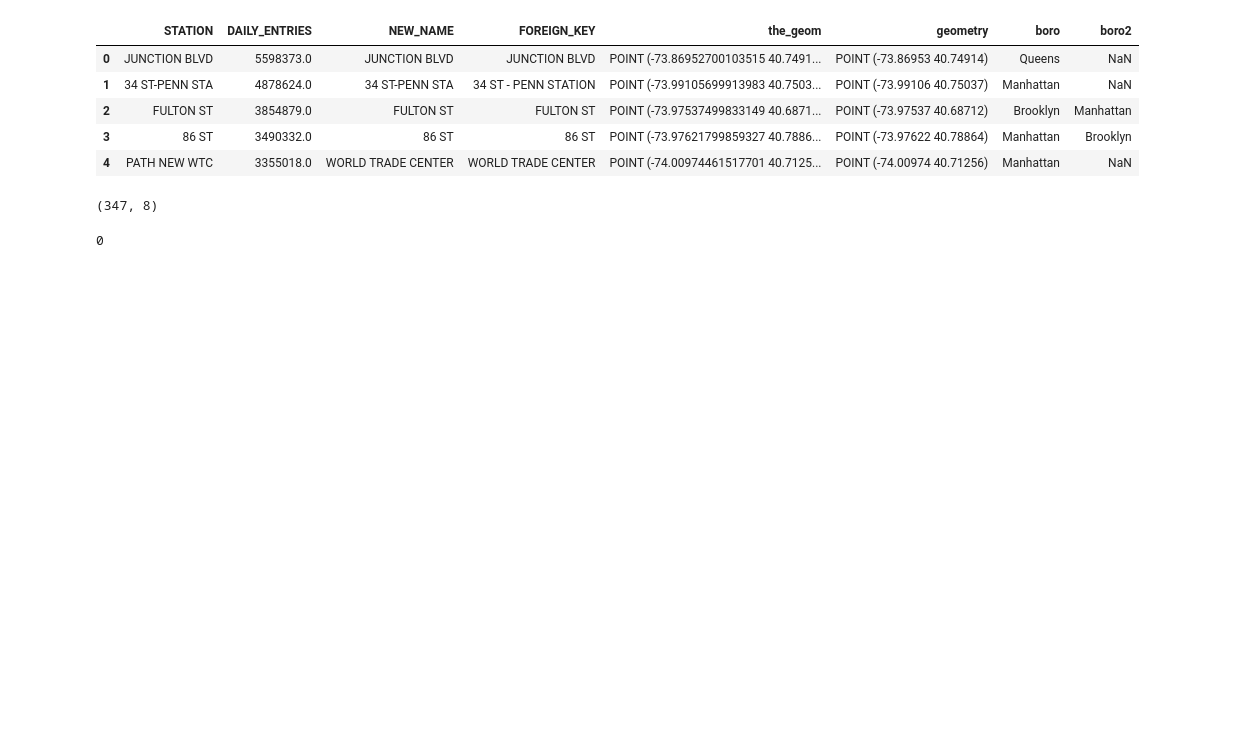
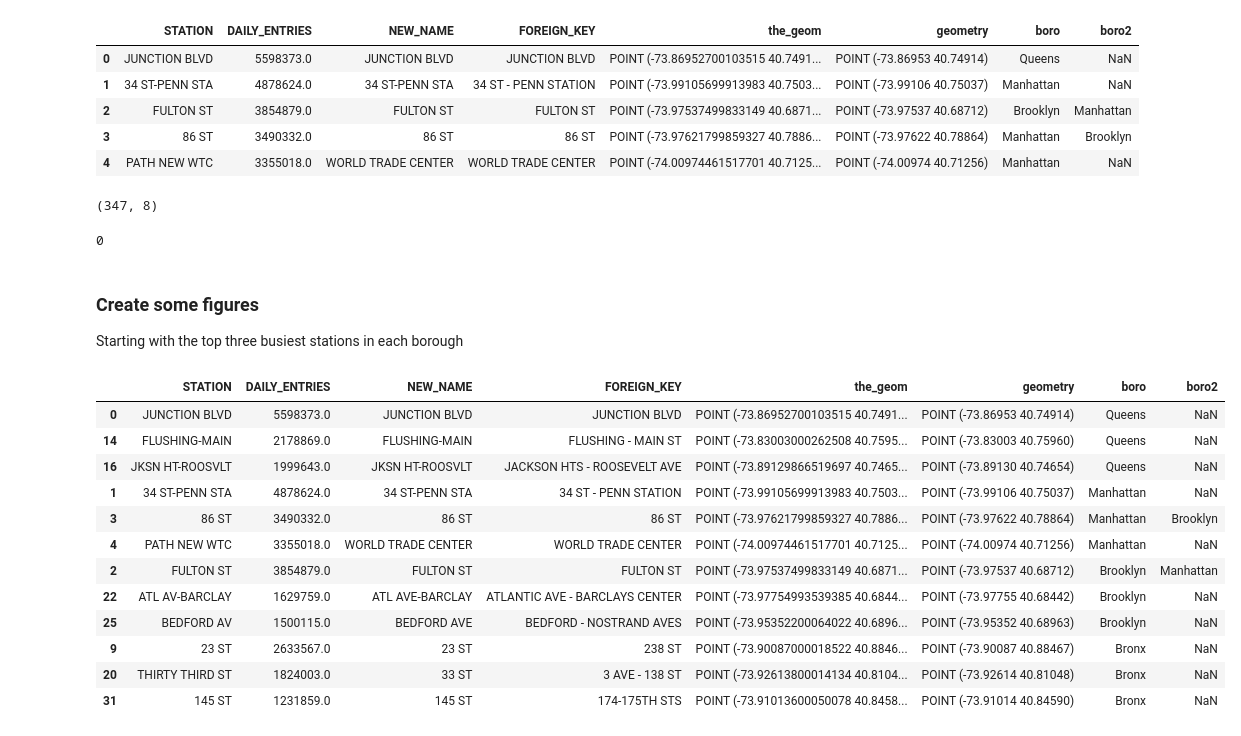
Before and after one commit to rsolava/mta-eda, a Jupyter notebook: analysis.ipynb, the cells around one changed output. Saved outputs shown, nothing was run; the diff lists cells and outputs as text; code cells hidden in the pictures; blank space fills up the shorter version.

```diff
--- a/analysis.ipynb
+++ b/analysis.ipynb
@@ -782,3 +769,25 @@ station_totals.shape
 station_totals.boro.isna().sum()
 # %% [output]
 0
+# %% [markdown]
+### **Create some figures**
+
+Starting with the top three busiest stations in each borough
+# %%
+station_totals.sort_values("DAILY_ENTRIES",inplace=True, ascending=False)
+top_by_boro = station_totals.groupby("boro").head(3).sort_values(["boro","DAILY_ENTRIES"], ascending=False)
+top_by_boro
+# %% [output]
+|  | STATION | DAILY_ENTRIES | NEW_NAME | FOREIGN_KEY | the_geom | geometry | boro | boro2 |
+| 0 | JUNCTION BLVD | 5598373.0 | JUNCTION BLVD | JUNCTION BLVD | POINT (-73.86952700103515 40.7491... | POINT (-73.86953 40.74914) | Queens | NaN |
+| 14 | FLUSHING-MAIN | 2178869.0 | FLUSHING-MAIN | FLUSHING - MAIN ST | POINT (-73.83003000262508 40.7595... | POINT (-73.83003 40.75960) | Queens | NaN |
+| 16 | JKSN HT-ROOSVLT | 1999643.0 | JKSN HT-ROOSVLT | JACKSON HTS - ROOSEVELT AVE | POINT (-73.89129866519697 40.7465... | POINT (-73.89130 40.74654) | Queens | NaN |
+| 1 | 34 ST-PENN STA | 4878624.0 | 34 ST-PENN STA | 34 ST - PENN STATION | POINT (-73.99105699913983 40.7503... | POINT (-73.99106 40.75037) | Manhattan | NaN |
+| 3 | 86 ST | 3490332.0 | 86 ST | 86 ST | POINT (-73.97621799859327 40.7886... | POINT (-73.97622 40.78864) | Manhattan | Brooklyn |
+| 4 | PATH NEW WTC | 3355018.0 | WORLD TRADE CENTER | WORLD TRADE CENTER | POINT (-74.00974461517701 40.7125... | POINT (-74.00974 40.71256) | Manhattan | NaN |
+| 2 | FULTON ST | 3854879.0 | FULTON ST | FULTON ST | POINT (-73.97537499833149 40.6871... | POINT (-73.97537 40.68712) | Brooklyn | Manhattan |
+| 22 | ATL AV-BARCLAY | 1629759.0 | ATL AVE-BARCLAY | ATLANTIC AVE - BARCLAYS CENTER | POINT (-73.97754993539385 40.6844... | POINT (-73.97755 40.68442) | Brooklyn | NaN |
+| 25 | BEDFORD AV | 1500115.0 | BEDFORD AVE | BEDFORD - NOSTRAND AVES | POINT (-73.95352200064022 40.6896... | POINT (-73.95352 40.68963) | Brooklyn | NaN |
+| 9 | 23 ST | 2633567.0 | 23 ST | 238 ST | POINT (-73.90087000018522 40.8846... | POINT (-73.90087 40.88467) | Bronx | NaN |
+| 20 | THIRTY THIRD ST | 1824003.0 | 33 ST | 3 AVE - 138 ST | POINT (-73.92613800014134 40.8104... | POINT (-73.92614 40.81048) | Bronx | NaN |
+| 31 | 145 ST | 1231859.0 | 145 ST | 174-175TH STS | POINT (-73.91013600050078 40.8458... | POINT (-73.91014 40.84590) | Bronx | NaN |
```
Also changed, not shown: parts of 15 cells of this notebook.
